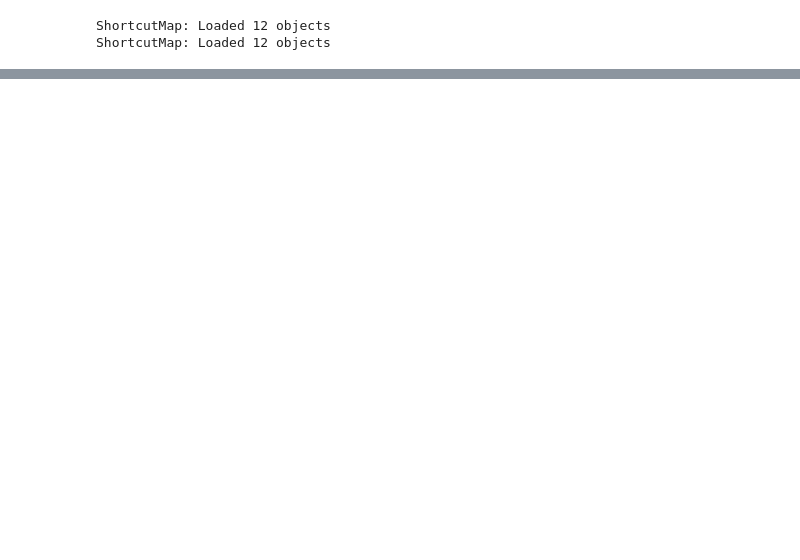
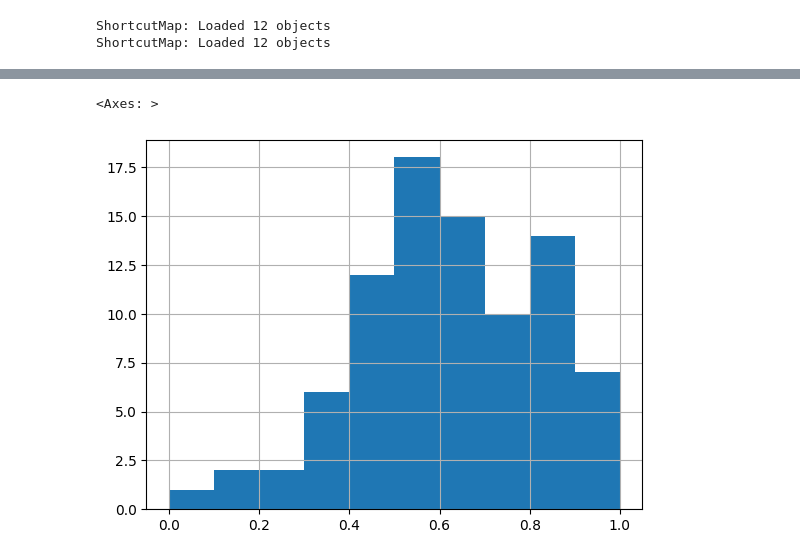
Before and after one commit to greasycat/NewDesktopDSP, a Jupyter notebook: main.ipynb, the cells around one changed output, grey strips where cells are left out. Drawn from its saved outputs; the diff is of its cells as text; code cells hidden in the pictures; blank space fills up the shorter version.

```diff
--- a/main.ipynb
+++ b/main.ipynb
@@ -191,2 +147,7 @@ dsp_sub
+# %%
+dsp_sub.solution_index.hist()
+# %% [output]
+<Axes: >
+[figure, added]
 # %%
 dsp_sub.to_csv("dsp_sub.csv",index=False)
```
Also changed, not shown: parts of 14 cells of this notebook, 1 other file.
